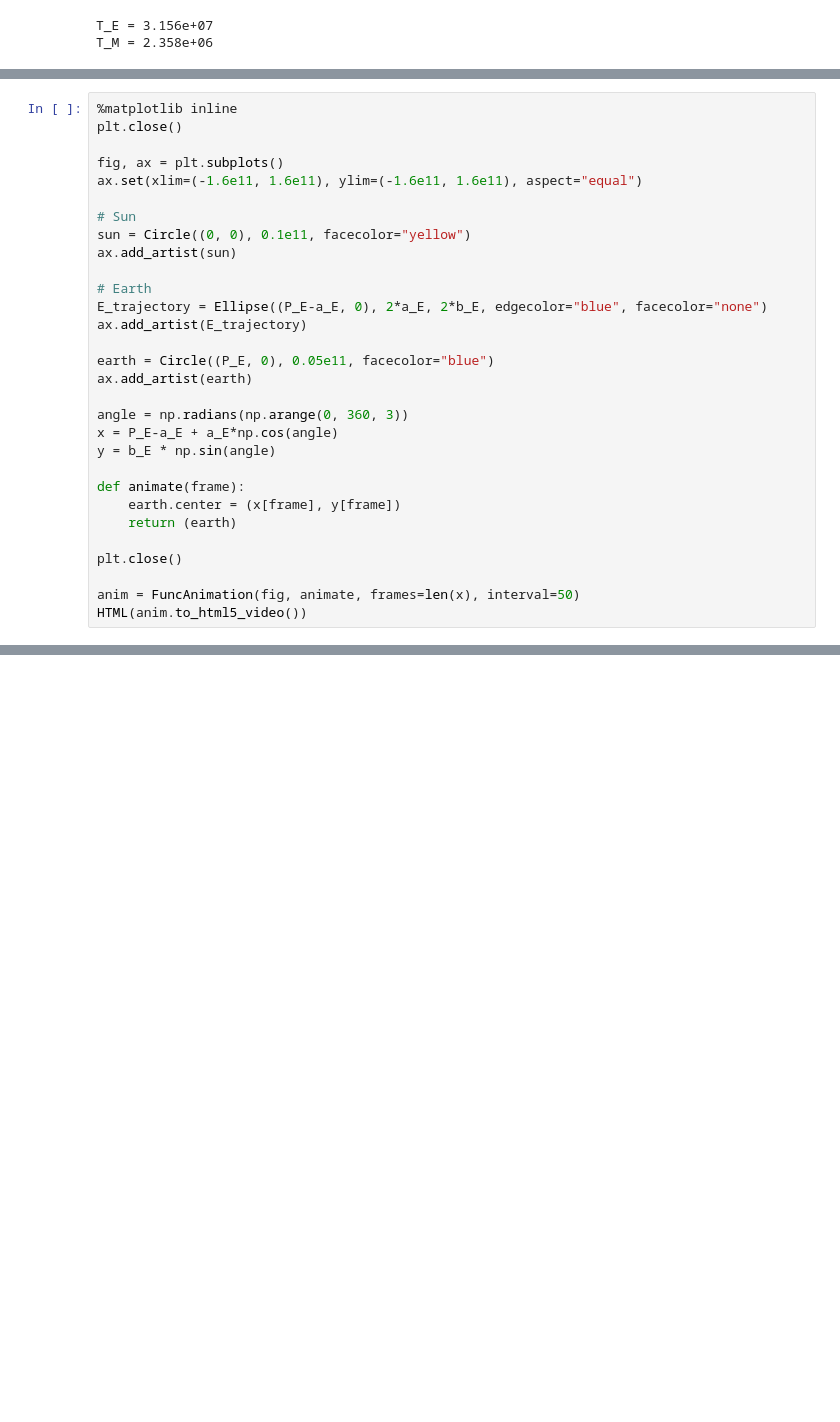
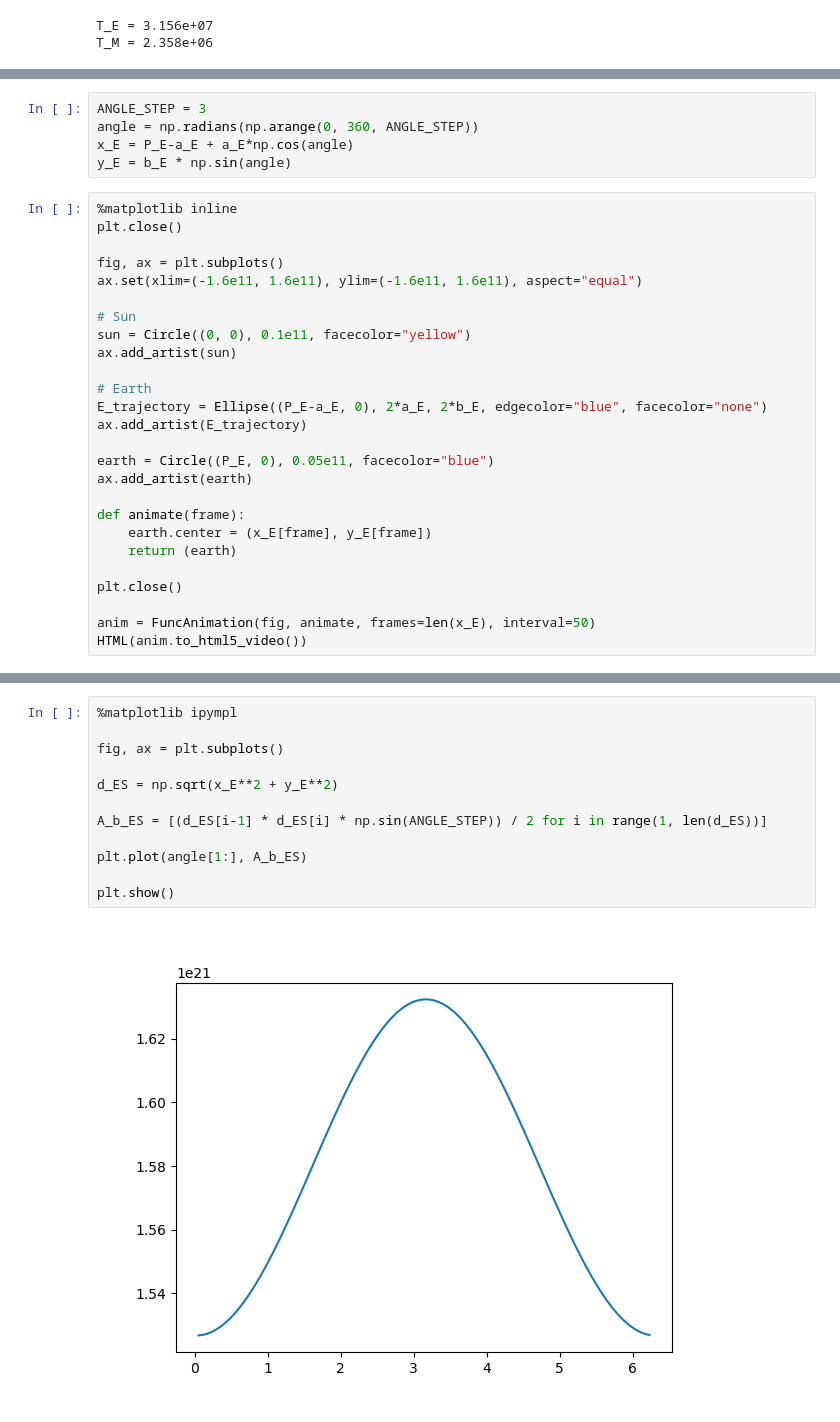
Before and after one commit to Natouche68/notebooks, a Jupyter notebook: kepler-moon.ipynb, the cells around one changed output, grey strips where cells are left out. Saved outputs shown, nothing was run; the diff lists cells and outputs as text; blank space fills up the shorter version.

```diff
--- a/kepler-moon.ipynb
+++ b/kepler-moon.ipynb
@@ -160,3 +160,8 @@ T_M = 2.358e+06
+# %%
+ANGLE_STEP = 3
+angle = np.radians(np.arange(0, 360, ANGLE_STEP))
+x_E = P_E-a_E + a_E*np.cos(angle)
+y_E = b_E * np.sin(angle)
 # %%
 %matplotlib inline
 plt.close()
@@ -175,17 +180,13 @@ ax.add_artist(E_trajectory)
 earth = Circle((P_E, 0), 0.05e11, facecolor="blue")
 ax.add_artist(earth)
 
-angle = np.radians(np.arange(0, 360, 3))
-x = P_E-a_E + a_E*np.cos(angle)
-y = b_E * np.sin(angle)
-
 def animate(frame):
-    earth.center = (x[frame], y[frame])
+    earth.center = (x_E[frame], y_E[frame])
     return (earth)
 
 plt.close()
 
-anim = FuncAnimation(fig, animate, frames=len(x), interval=50)
+anim = FuncAnimation(fig, animate, frames=len(x_E), interval=50)
 HTML(anim.to_html5_video())
 # %% [output]
 [interactive output not drawn]
@@ -202,0 +193,14 @@ plt.show()
+# %%
+%matplotlib ipympl
+
+fig, ax = plt.subplots()
+
+d_ES = np.sqrt(x_E**2 + y_E**2)
+
+A_b_ES = [(d_ES[i-1] * d_ES[i] * np.sin(ANGLE_STEP)) / 2 for i in range(1, len(d_ES))]
+
+plt.plot(angle[1:], A_b_ES)
+
+plt.show()
+# %% [output]
+[figure, added]
```
Also changed, not shown: parts of 6 cells of this notebook.
